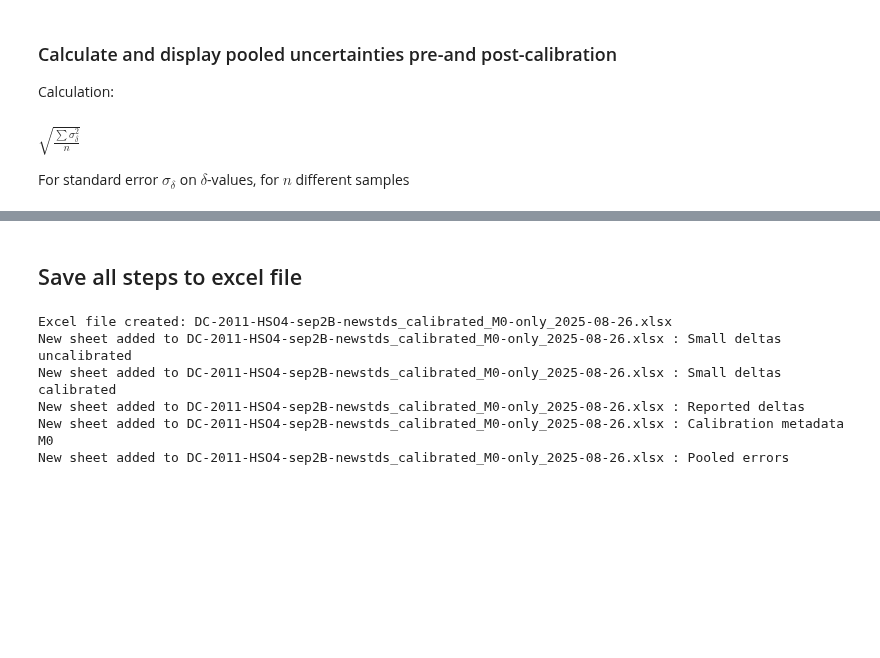
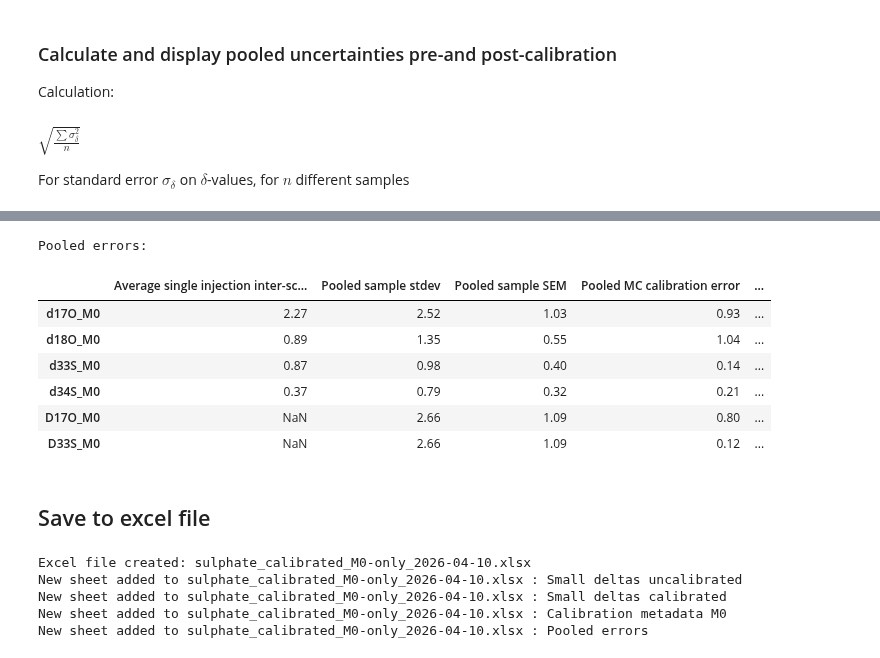
Before and after one commit to doc-past-team/Orbitrap, a Jupyter notebook: Calibrate-Orbitrap-SO4-M0.ipynb, the cells around one changed output, grey strips where cells are left out. Drawn from its saved outputs; the diff is of its cells as text; code cells hidden in the pictures; blank space fills up the shorter version.

```diff
--- a/Calibrate-Orbitrap-SO4-M0.ipynb
+++ b/Calibrate-Orbitrap-SO4-M0.ipynb
@@ -716,23 +841,66 @@ for delta in cols:
+# %%
+# calculate D17O and D33S errors
+std17=[]
+sem17=[]
+D17O_stats=pd.DataFrame(columns=['mean_'+d for d in dcols]+['err_'+d for d in dcols])
+samples_cal_final_samples_only = samples_cal_final[~ samples_cal_final['sample_name'].str.startswith(tuple(stds_dict.keys()))]
+for spl, group in samples_cal_final_samples_only.groupby('sample_name'):
+    std17 += [group['D17O_M0'].std()]
+    sem17 += [group['D17O_M0'].std() /np.sqrt( len(group)) ]
+std17 = pd.Series(std17).dropna()
+sem17 = pd.Series(sem17).dropna()
+pooled_std17 = np.sqrt(np.sum(std17**2)/len(std17))
+pooled_sem17 = np.sqrt(np.sum(sem17**2)/len(sem17))
+pooled_errs.loc['D17O_M0','Pooled sample stdev'] = pooled_std17
+pooled_errs.loc['D17O_M0','Pooled sample SEM'] = pooled_sem17
+
+
+std33=[]
+sem33=[]
+D33S_stats=pd.DataFrame(columns=['mean_'+d for d in dcols]+['err_'+d for d in dcols])
+samples_cal_final_samples_only = samples_cal_final[~ samples_cal_final['sample_name'].str.startswith(tuple(stds_dict.keys()))]
+for spl, group in samples_cal_final_samples_only.groupby('sample_name'):
+    std33 += [group['D33S_M0'].std()]
+    sem33 += [group['D33S_M0'].std() /np.sqrt( len(group)) ]
+std33 = pd.Series(std17).dropna()
+sem33 = pd.Series(sem17).dropna()
+pooled_std33 = np.sqrt(np.sum(std17**2)/len(std33))
+pooled_sem33 = np.sqrt(np.sum(sem17**2)/len(sem33))
+pooled_errs.loc['D33S_M0','Pooled sample stdev'] = pooled_std33
+pooled_errs.loc['D33S_M0','Pooled sample SEM'] = pooled_sem33
+
+
+# combine the two error types
+pooled_errs['Total uncertainty = sqrt( SEM^2 + MC^2 )']=(pooled_errs['Pooled sample SEM']**2+pooled_errs['Pooled MC calibration error']**2)**0.5
+
+
+print('Pooled errors:')
+pooled_errs[['Average single injection inter-scan SEM','Pooled sample stdev','Pooled sample SEM','Pooled MC calibration error','Total uncertainty = sqrt( SEM^2 + MC^2 )']]*1e3
+# %% [output]
+Pooled errors:
+|  | Average single injection inter-sc... | Pooled sample stdev | Pooled sample SEM | Pooled MC calibration error | ... |
+| d17O_M0 | 2.27 | 2.52 | 1.03 | 0.93 | ... |
+| d18O_M0 | 0.89 | 1.35 | 0.55 | 1.04 | ... |
+| d33S_M0 | 0.87 | 0.98 | 0.40 | 0.14 | ... |
+| d34S_M0 | 0.37 | 0.79 | 0.32 | 0.21 | ... |
+| D17O_M0 | NaN | 2.66 | 1.09 | 0.80 | ... |
+| D33S_M0 | NaN | 2.66 | 1.09 | 0.12 | ... |
 # %% [markdown]
-## Save all steps to excel file
+## Save to excel file
 # %%
 output_file = os.getcwd().split('/')[-1]+'_calibrated_'+data_type+'_'+current_date_string+'.xlsx'
 
 if data_type=='M0+noM0':
     to_save = {'Small deltas uncalibrated':samples,
                'Small deltas calibrated':samples_cal_final,
-               'Small deltas M0 calculations':small_deltas,
-               'Derived deltas':derived_deltas,
-               'Reported deltas':data_summary,
                'Calibration metadata M0': pd.DataFrame(mean_metadata_M0.items()),
               'Calibration metadata no-M0': pd.DataFrame(mean_metadata_noM0.items()),
-              'Pooled errors': pooled_errs}
+              'Pooled raw errors': pooled_errs}
 else:
     to_save = {'Small deltas uncalibrated':samples,
                'Small deltas calibrated':samples_cal_final,
-               'Reported deltas':data_summary,
                'Calibration metadata M0': pd.DataFrame(mean_metadata_M0.items()),
-              'Pooled errors': pooled_errs}
+              'Pooled errors': pooled_errs              }
 
 for sheet_name, df in to_save.items():
     # Check if the file exists
@@ -749,9 +917,8 @@ for sheet_name, df in to_save.items():
             df.to_excel(writer, sheet_name=sheet_name, index=True)
             print('New sheet added to',output_file,':',sheet_name)
 # %% [output]
-Excel file created: DC-2011-HSO4-sep2B-newstds_calibrated_M0-only_2025-08-26.xlsx
-New sheet added to DC-2011-HSO4-sep2B-newstds_calibrated_M0-only_2025-08-26.xlsx : Small deltas uncalibrated
-New sheet added to DC-2011-HSO4-sep2B-newstds_calibrated_M0-only_2025-08-26.xlsx : Small deltas calibrated
-New sheet added to DC-2011-HSO4-sep2B-newstds_calibrated_M0-only_2025-08-26.xlsx : Reported deltas
-New sheet added to DC-2011-HSO4-sep2B-newstds_calibrated_M0-only_2025-08-26.xlsx : Calibration metadata M0
-New sheet added to DC-2011-HSO4-sep2B-newstds_calibrated_M0-only_2025-08-26.xlsx : Pooled errors
+Excel file created: sulphate_calibrated_M0-only_2026-04-10.xlsx
+New sheet added to sulphate_calibrated_M0-only_2026-04-10.xlsx : Small deltas uncalibrated
+New sheet added to sulphate_calibrated_M0-only_2026-04-10.xlsx : Small deltas calibrated
+New sheet added to sulphate_calibrated_M0-only_2026-04-10.xlsx : Calibration metadata M0
+New sheet added to sulphate_calibrated_M0-only_2026-04-10.xlsx : Pooled errors
```
Also changed, not shown: parts of 27 cells of this notebook, 4 other files.
